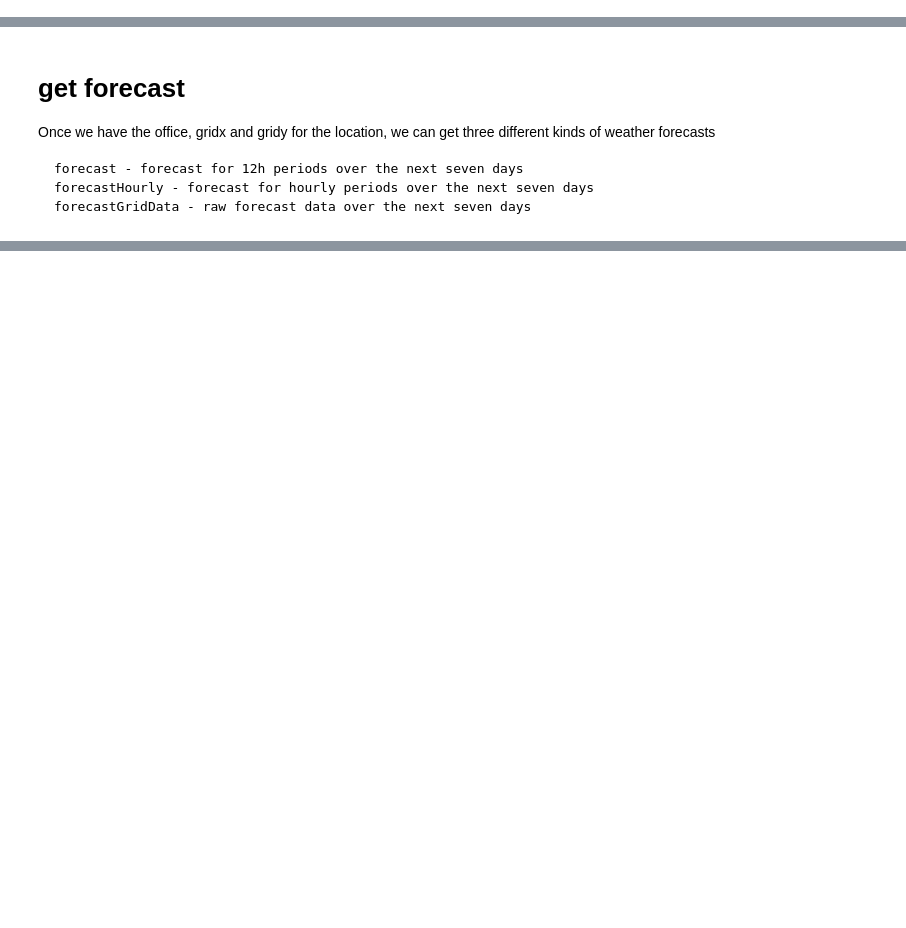
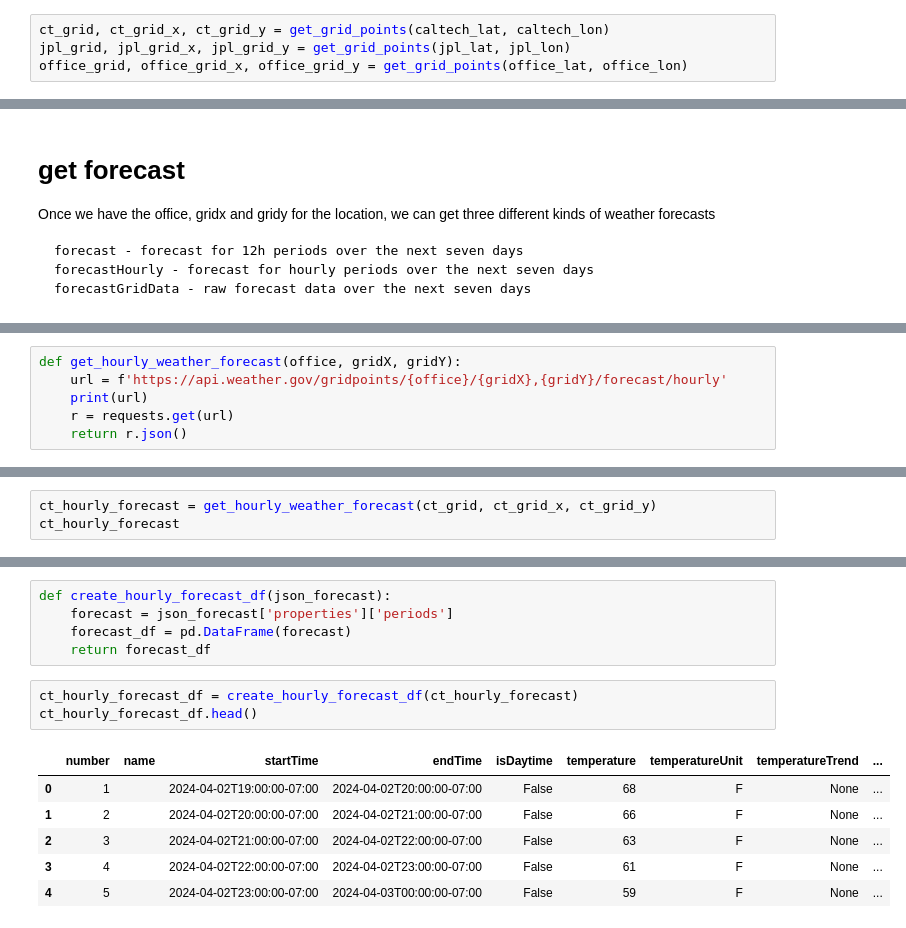
Before and after one commit to denny-lehman/ev_charging, a Jupyter notebook: data/weather.ipynb, the cells around one changed output, grey strips where cells are left out. Drawn from its saved outputs; the diff is of its cells as text; blank space fills up the shorter version.

Commit message:
created weather source functions (data engineering still in process)

```diff
--- a/data/weather.ipynb
+++ b/data/weather.ipynb
@@ -44,3 +47,7 @@ get_grid_points(caltech_lat, caltech_lon)
 https://api.weather.gov/points/34.134785646454844,-118.11691382579643
 status code: 200
 ('LOX', 160, 48)
+# %%
+ct_grid, ct_grid_x, ct_grid_y = get_grid_points(caltech_lat, caltech_lon)
+jpl_grid, jpl_grid_x, jpl_grid_y = get_grid_points(jpl_lat, jpl_lon)
+office_grid, office_grid_x, office_grid_y = get_grid_points(office_lat, office_lon)
@@ -71,0 +92,6 @@ def get_weather_forecast(office, gridX, gridY, forecast_type='forecast'):
+# %%
+def get_hourly_weather_forecast(office, gridX, gridY):
+    url = f'https://api.weather.gov/gridpoints/{office}/{gridX},{gridY}/forecast/hourly'
+    print(url)
+    r = requests.get(url)
+    return r.json()
@@ -99,0 +110,3 @@ forecast_7day_hourly
+# %%
+ct_hourly_forecast = get_hourly_weather_forecast(ct_grid, ct_grid_x, ct_grid_y)
+ct_hourly_forecast
@@ -99,0 +132,15 @@ forecast_7day_hourly
+# %%
+def create_hourly_forecast_df(json_forecast):
+    forecast = json_forecast['properties']['periods']
+    forecast_df = pd.DataFrame(forecast)
+    return forecast_df
+# %%
+ct_hourly_forecast_df = create_hourly_forecast_df(ct_hourly_forecast)
+ct_hourly_forecast_df.head()
+# %% [output]
+|  | number | name | startTime | endTime | isDaytime | temperature | temperatureUnit | temperatureTrend | ... |
+| 0 | 1 |  | 2024-04-02T19:00:00-07:00 | 2024-04-02T20:00:00-07:00 | False | 68 | F | None | ... |
+| 1 | 2 |  | 2024-04-02T20:00:00-07:00 | 2024-04-02T21:00:00-07:00 | False | 66 | F | None | ... |
+| 2 | 3 |  | 2024-04-02T21:00:00-07:00 | 2024-04-02T22:00:00-07:00 | False | 63 | F | None | ... |
+| 3 | 4 |  | 2024-04-02T22:00:00-07:00 | 2024-04-02T23:00:00-07:00 | False | 61 | F | None | ... |
+| 4 | 5 |  | 2024-04-02T23:00:00-07:00 | 2024-04-03T00:00:00-07:00 | False | 59 | F | None | ... |
```
Also changed, not shown: parts of 8 cells of this notebook, 1 other file.
